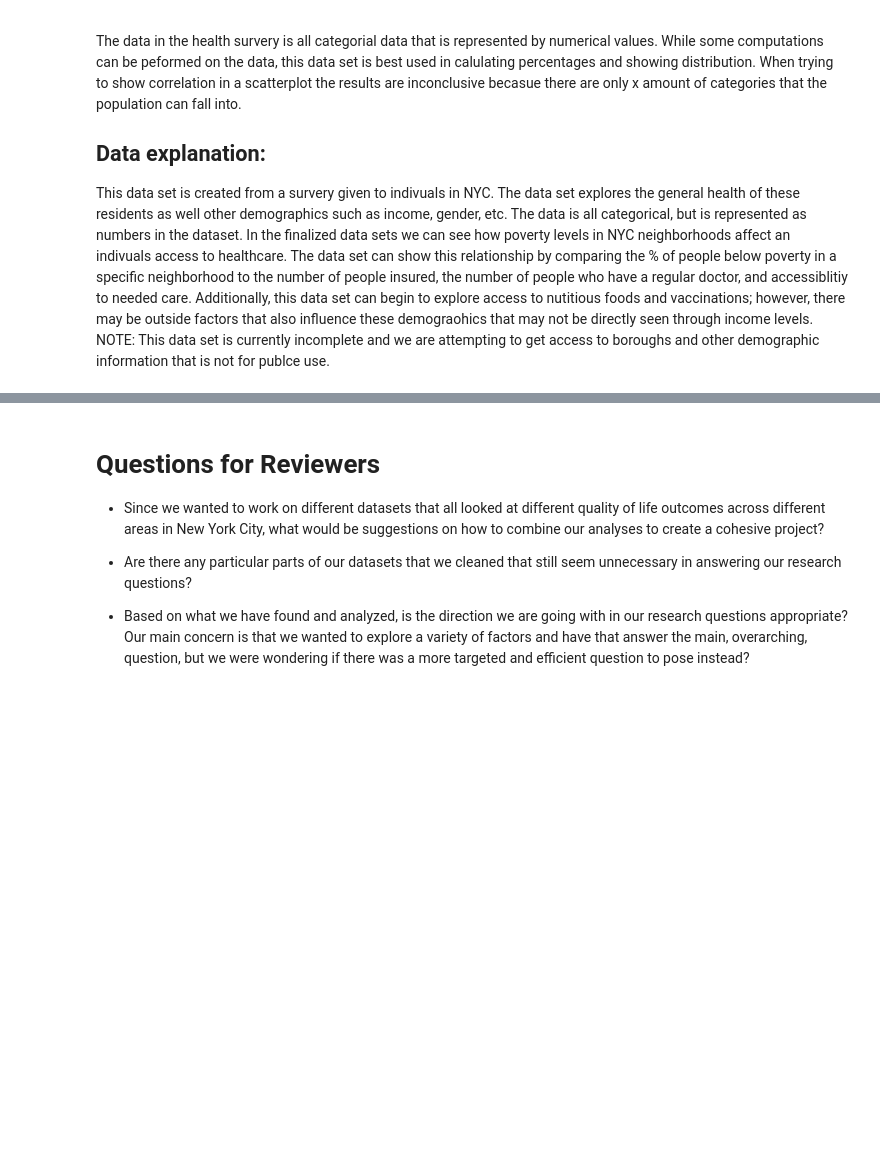
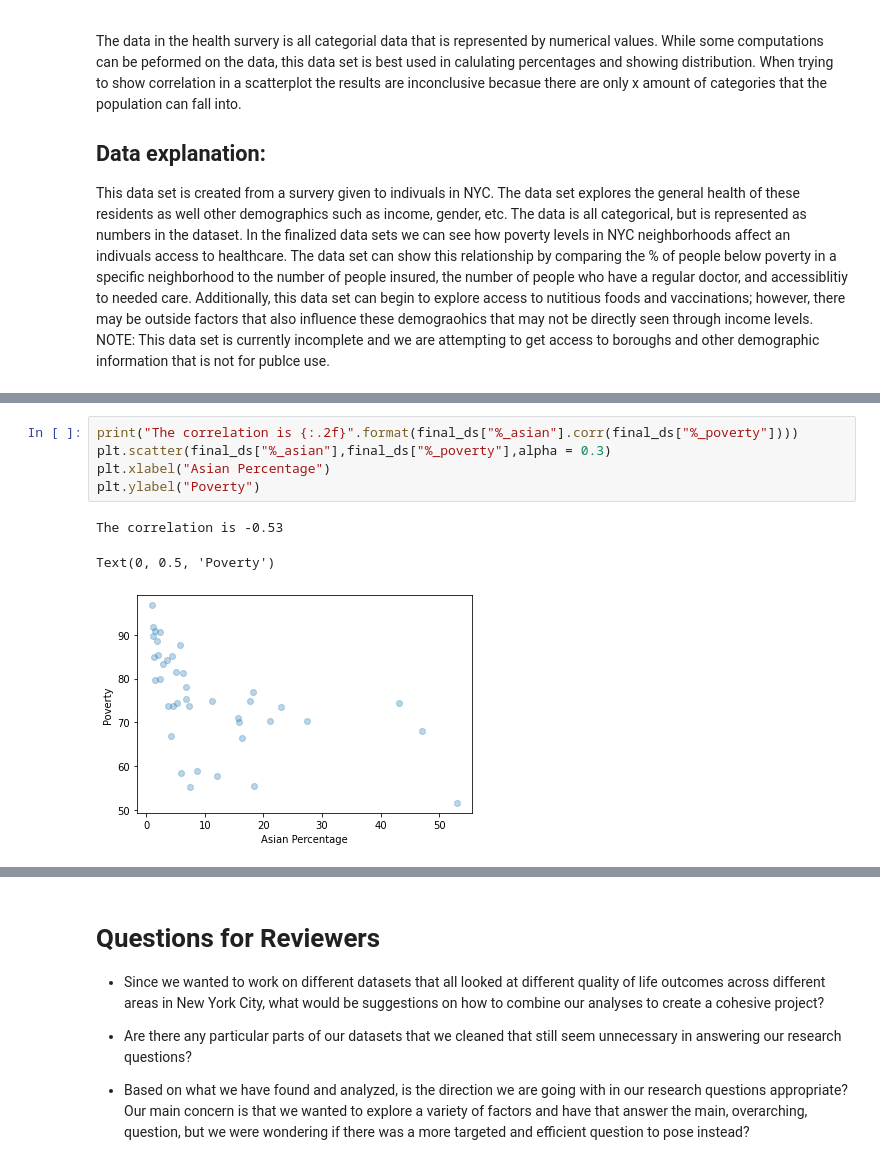
Before and after one commit to cailtyn-caj96/info-2950, a Jupyter notebook: phase2combined.ipynb, the cells around one changed output, grey strips where cells are left out. Saved outputs shown, nothing was run; the diff lists cells and outputs as text; blank space fills up the shorter version.

```diff
--- a/phase2combined.ipynb
+++ b/phase2combined.ipynb
@@ -410,0 +608,9 @@ NOTE: This data set is currently incomplete and we are attempting to get access
+# %%
+print("The correlation is {:.2f}".format(final_ds["%_asian"].corr(final_ds["%_poverty"])))
+plt.scatter(final_ds["%_asian"],final_ds["%_poverty"],alpha = 0.3)
+plt.xlabel("Asian Percentage")
+plt.ylabel("Poverty")
+# %% [output]
+The correlation is -0.53
+Text(0, 0.5, 'Poverty')
+[figure, added]
```
Also changed, not shown: parts of 21 cells of this notebook, 1 other file.
